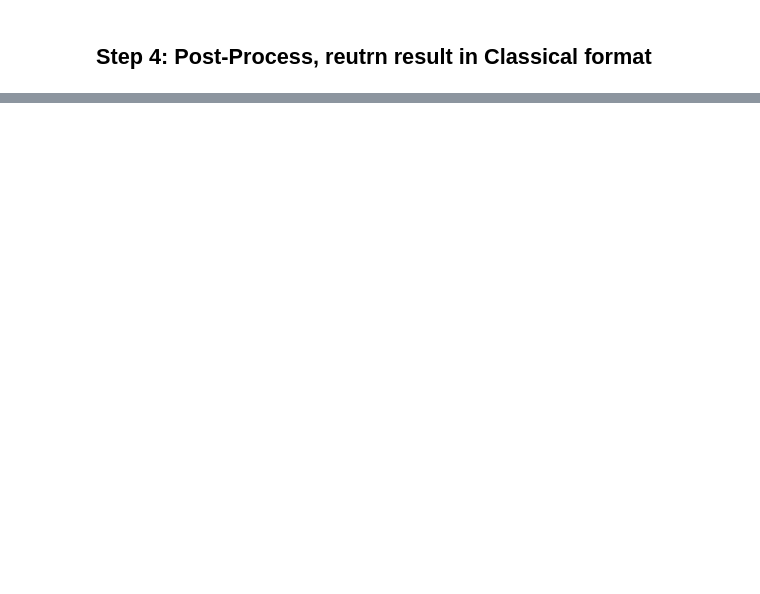
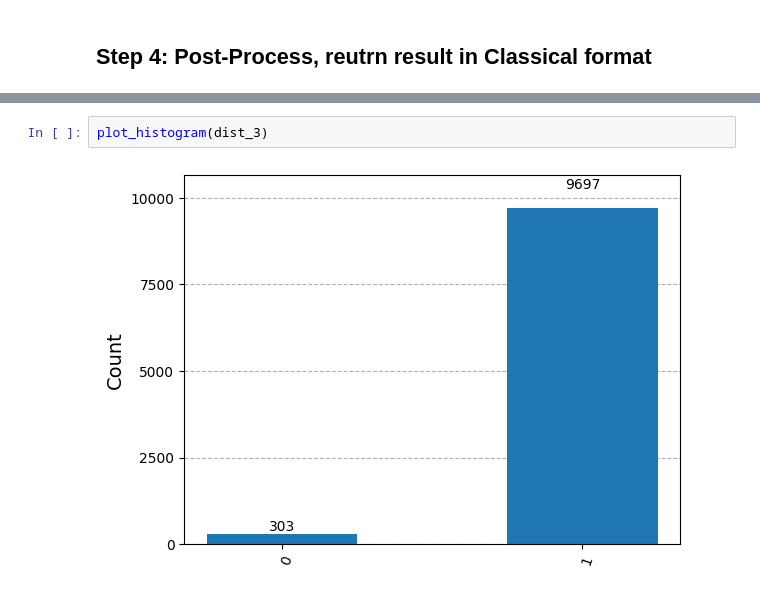
Before and after one commit to Nihar-Shah2001/Quantum_Computing_Notes, a Jupyter notebook: Notes/codes/deutsch-josza_algorithm.ipynb, the cells around one changed output, grey strips where cells are left out. Cells and saved outputs as stored; diff of their text form; blank space fills up the shorter version.

```diff
--- a/Notes/codes/deutsch-josza_algorithm.ipynb
+++ b/Notes/codes/deutsch-josza_algorithm.ipynb
@@ -180,0 +183,4 @@ dist_4 = result_4[0].data.meas.get_counts()
+# %%
+plot_histogram(dist_3)
+# %% [output]
+[figure, added]
```
Also changed, not shown: parts of 10 cells of this notebook, 6 other files.
